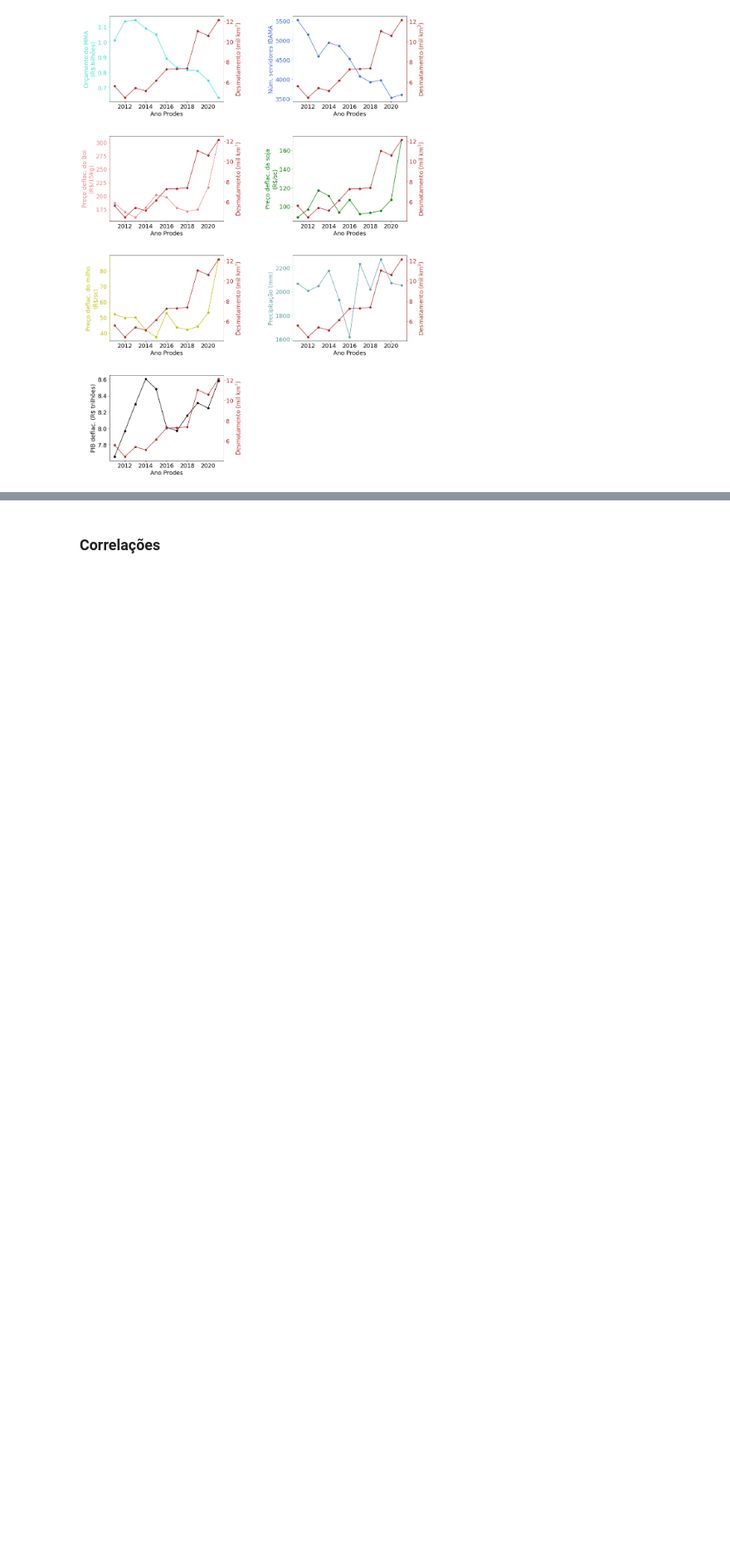
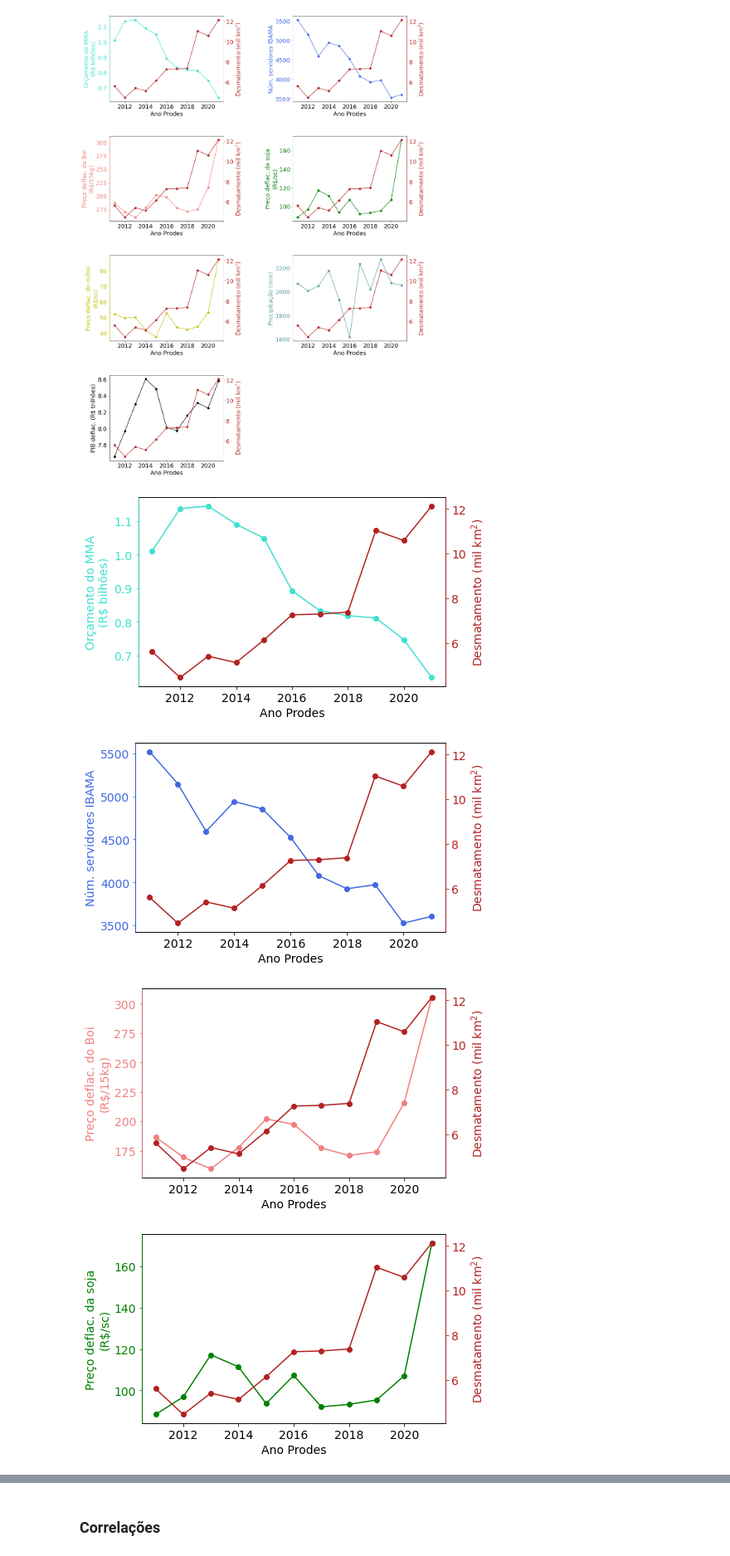
Before and after one commit to gabinete-compartilhado-acredito/desmatamento, a Jupyter notebook: analises/modelo_multivariado_desmatamento.ipynb, the cells around one changed output, grey strips where cells are left out. Shown at 83% size. Saved outputs shown, nothing was run; the diff lists cells and outputs as text; code cells hidden in the pictures; blank space fills up the shorter version.

```diff
--- a/analises/modelo_multivariado_desmatamento.ipynb
+++ b/analises/modelo_multivariado_desmatamento.ipynb
@@ -563,3 +578,47 @@ fig.subplots_adjust(wspace=0.6, hspace=0.4)
 pl.show()
 # %% [output]
 [figure]
+# %%
+test_vars   = ['orcamento_geral', 'n_servidores_ibama', 'preco_ipca_boi_gordo', 'preco_ipca_soja', 'preco_ipca_milho', 'precipitacao_mm', 'pib_real_rs_milhoes']
+vars_labels = ['Orçamento do MMA\n(R$ bilhões)', 'Núm. servidores IBAMA', 'Preço deflac. do Boi\n(R$/15kg)', 'Preço deflac. da soja\n(R$/sc)', 'Preço deflac. do milho\n(R$/sc)', 'Precipitação (mm)', 'PIB deflac. (R$ trilhões)']
+colors      = ['turquoise', 'royalblue', 'lightcoral', 'g', 'y', 'cadetblue', 'k']
+fatores     = [1e-9, 1, 1, 1, 1, 1, 1e-6]
+fontsize    = 14
+#fig, ax1 = pl.subplots(figsize=(6.5,4))
+
+
+for i in range(len(test_vars)):
+
+    fig = pl.figure(figsize=(7, 4))
+
+    ax1 = pl.gca()
+    col = test_vars[i]
+    label = vars_labels[i]
+    left_color = colors[i]
+    fator = fatores[i]
+
+    #ax1.plot(dados_finais['ano_prodes'].iloc[1:], dados_finais['n_servidores_ibama'].iloc[:-1], color=left_color, marker='o')
+    ax1.plot(dados_finais['ano_prodes'], dados_finais[col] * fator, color=left_color, marker='o')
+    ax1.set_xlabel('Ano Prodes', fontsize=fontsize)
+    ax1.set_ylabel(label, color=left_color, fontsize=fontsize)
+    ax1.tick_params(axis='y', labelcolor=left_color, labelsize=fontsize, color=left_color)
+    ax1.tick_params(axis='x', labelsize=fontsize)
+
+    ax2 = ax1.twinx()  # instantiate a second axes that shares the same x-axis
+
+    right_color = 'firebrick'
+    ax2.plot(dados_finais['ano_prodes'], dados_finais['Incremento'] / 1000, color='firebrick', marker='o')
+    ax2.set_ylabel('Desmatamento (mil $\mathrm{km^2}$)', color=right_color, fontsize=fontsize)
+    ax2.tick_params(axis='y', labelcolor=right_color, labelsize=fontsize, color=right_color)
+
+    ax2.spines['right'].set_color(right_color)
+    ax2.spines['left'].set_color(left_color)
+
+    fig.tight_layout()  # otherwise the right y-label is slightly clipped
+    #pl.savefig('../resultados/plots/relacao_{}_desmatamento_line.png'.format(col))
+#pl.show()
+# %% [output]
+[figure, added]
+[figure, added]
+[figure, added]
+[figure, added]
```
Also changed, not shown: parts of 6 cells of this notebook, 1 other file.
